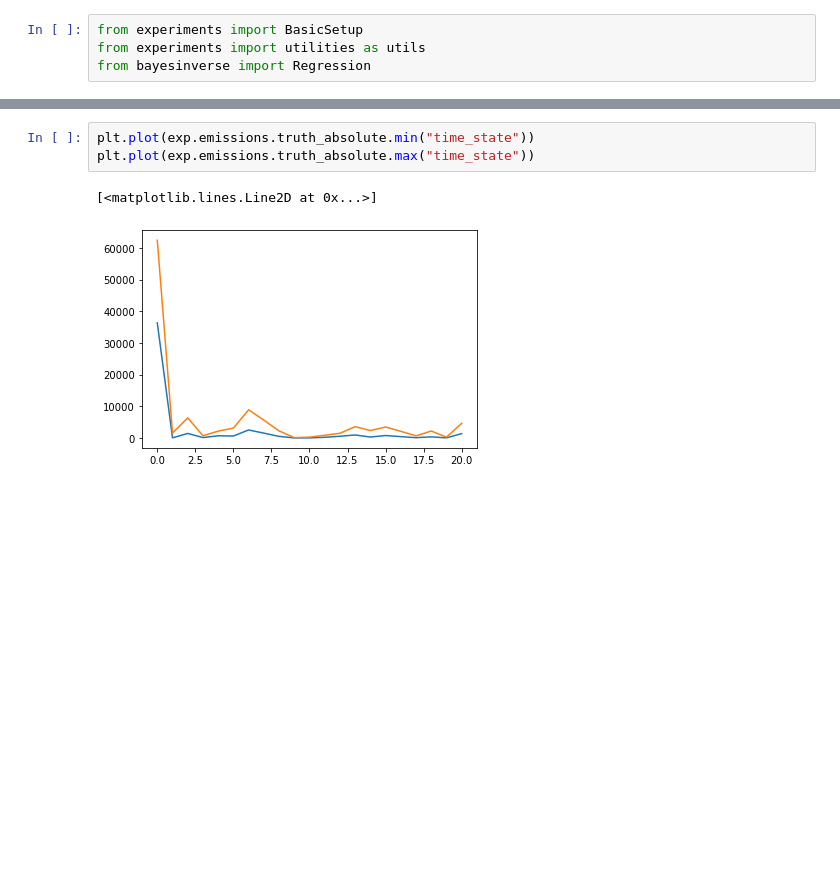
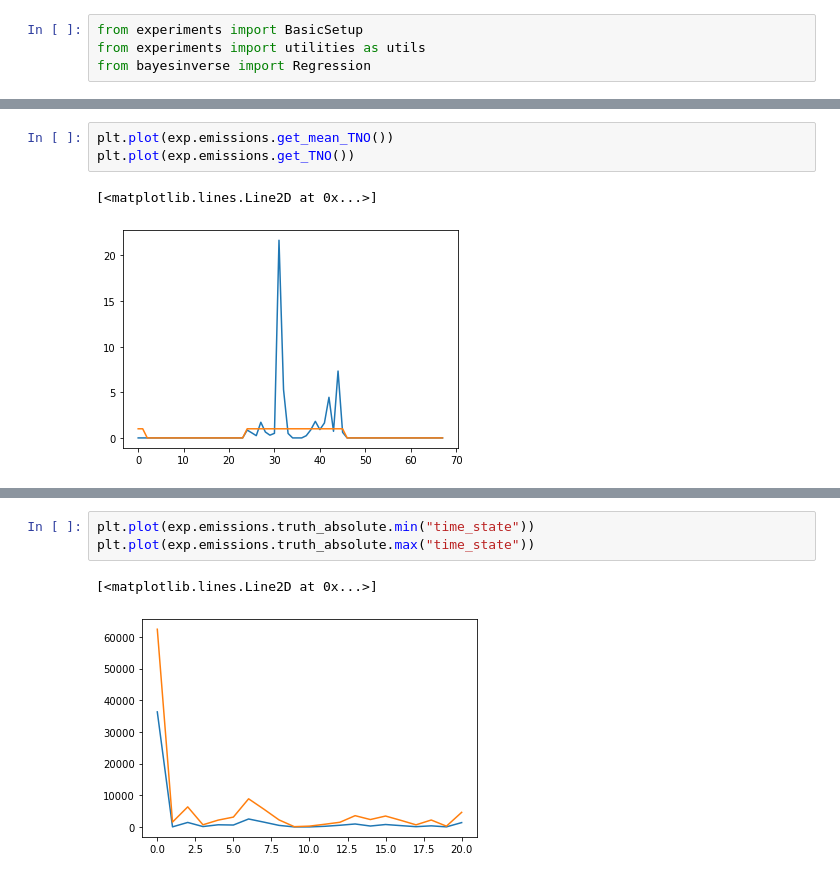
Before and after one commit to ATMO-IUP-UHEI/Experiments, a Jupyter notebook: experiments/basic_setup/testing.ipynb, the cells around one changed output, grey strips where cells are left out. Cells and saved outputs as stored; diff of their text form; blank space fills up the shorter version.

```diff
--- a/experiments/basic_setup/testing.ipynb
+++ b/experiments/basic_setup/testing.ipynb
@@ -24,0 +50,6 @@ transport 13.634735986590385
+# %%
+plt.plot(exp.emissions.get_mean_TNO())
+plt.plot(exp.emissions.get_TNO())
+# %% [output]
+[<matplotlib.lines.Line2D at 0x...>]
+[figure, added]
```
Also changed, not shown: parts of 11 cells of this notebook, 8 other files.
